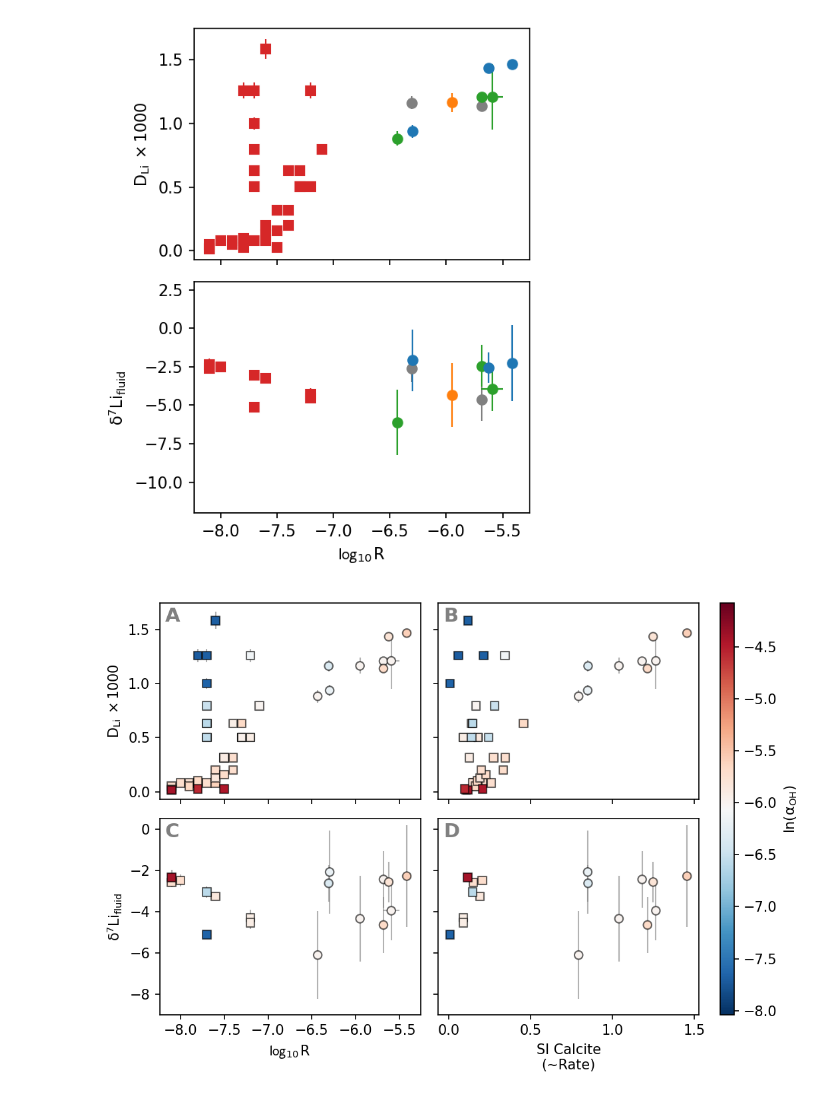
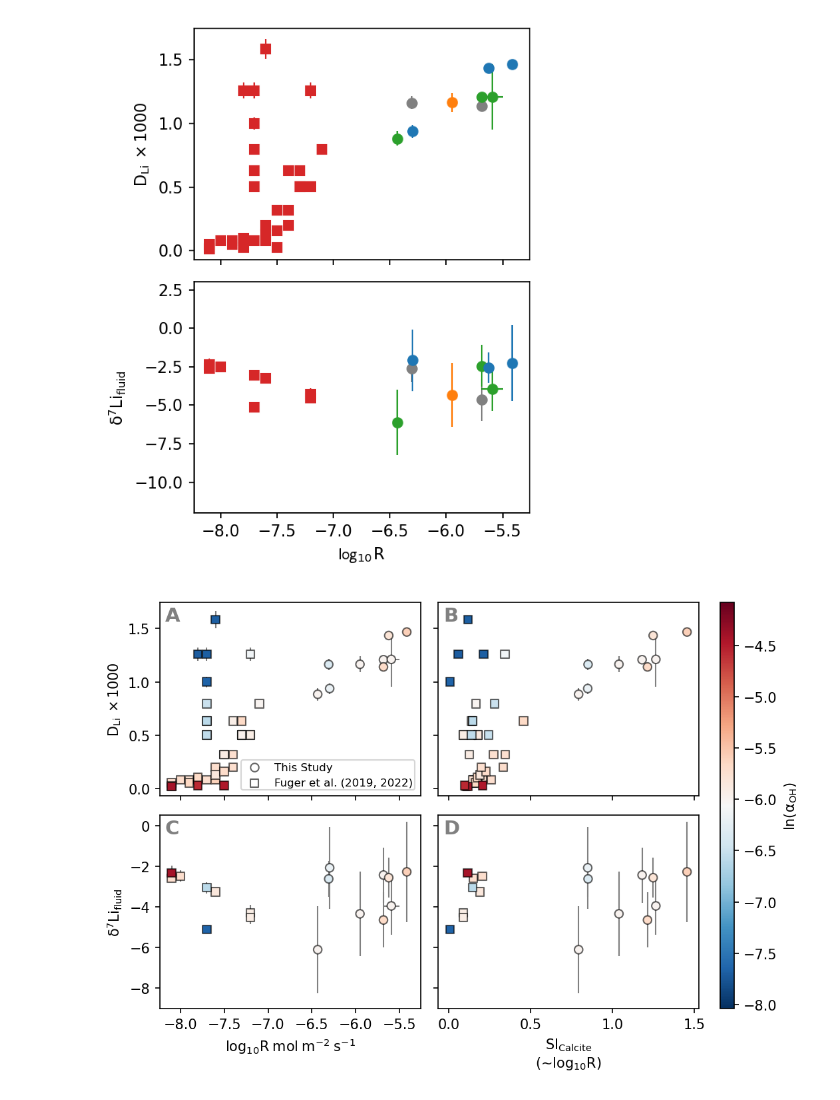
Before and after one commit to oscarbranson/supplementary, a Jupyter notebook: supplements/inorg_Li/02_Results.ipynb, the cells around one changed output. Cells and saved outputs as stored; diff of their text form; code cells hidden in the pictures.

```diff
--- a/supplements/inorg_Li/02_Results.ipynb
+++ b/supplements/inorg_Li/02_Results.ipynb
@@ -14,11 +18,6 @@ nom = nominal_values
 # %%
 df = pd.read_pickle('data/processed_LiDataFull.pkl')  # use pickle to preserve uncertainty info
 sdf = pd.read_pickle('data/processed_LiDataSummary.pkl')  # use pickle to preserve uncertainty info
-figdir = 'figs/'  # location to save figures
-
-def savefig(fig, name):
-    fig.savefig(os.path.join(figdir, name + '.png'), dpi=300, bbox_inches='tight')
-    fig.savefig(os.path.join(figdir, name + '.pdf'))
 # %% [markdown]
 ## Plot Parameters
 # %%
@@ -138,7 +137,7 @@ for i, xvar in enumerate(['temp(C)', 'pH', 'C(mol/kgw)']):
     ptext = f'{preg.pvalue:.2f}' if preg.pvalue > 0.01 else '<0.01'
     pax.text(0.98, 0.02, f'$R^2$: {preg.rvalue**2:.2f}, p: {ptext}', transform=pax.transAxes, ha='right', va='bottom')
 
-axs[1,0].set_xlabel('Temperature')
+axs[1,0].set_xlabel('Temperature ℃')
 axs[1,1].set_xlabel('$pH_T$')
 axs[1,2].set_xlabel('DIC $\mu mol~kg^{-1}$')
 axs[1,3].set_xlabel('$log_{10}R~mol~m^{-2}~s^{-1}$')
@@ -160,6 +159,11 @@ rpax.set_ylim(-12, 5)
 for ax, a in zip(axs.flat, 'ABCDEFGH'):
     ax.text(0.02, 0.98, a, weight='bold', transform=ax.transAxes, ha='left', va='top', fontsize=14, color='grey')
 
+for label in cdict:
+    axs[0,0].scatter([], [], label=label, color=cdict[label], lw=lw, edgecolor='k')
+
+axs[0,0].legend(fontsize=8, title='Experiment')
+
 # axs[1,0].set_ylim(-9, 0)
 fig.tight_layout()
 
@@ -401,7 +428,7 @@ clabel = r'$ln(\alpha_{OH})$'
 
 bax, pax = axs[:,0]
 
-pax.set_xlabel('$\log_{10}R$')
+pax.set_xlabel('$log_{10}R~mol~m^{-2}~s^{-1}$')
 
 clim = np.concatenate([fug.loc[:, cvar].values, pdf.loc[:, cvar].values])
 cargs = {
@@ -438,7 +465,7 @@ ma = pax.scatter(nom(pdf.loc[:, ('R', 'log10R_13C')]), nom(pdf.loc[:, ('Li_isoto
 
 bax, pax = axs[:,1]
 
-pax.set_xlabel('SI Calcite\n(~Rate)')
+pax.set_xlabel('$SI_{Calcite}$\n(~$log_{10}R$)')
 
 bax.errorbar(fug.loc[:, (database, 'si_Calcite')], fug.loc[:, ('solid', 'DLi')] * 1e3,
              yerr=err(fug.loc[:, ('solid', 'DLi')]) * 1e3,
@@ -450,31 +477,66 @@ pax.scatter(fug.loc[:, (database, 'si_Calcite')], fug.loc[:, ('solid', 'epsilon_
             c=fug.loc[:, cvar], marker=mdict['Fuger2019'][1], **cargs)
 
 bax.errorbar(nom(pdf.loc[:, (database, 'si_Calcite')]), nom(pdf.loc[:, ('OG', 'DLi')]) * 1e3,
              yerr=err(pdf.loc[:, ('OG', 'DLi')]) * 1e3,
              **epar, zorder=-1, color='grey')
 bax.scatter(nom(pdf.loc[:, (database, 'si_Calcite')]), nom(pdf.loc[:, ('OG', 'DLi')]) * 1e3, c=nom(pdf.loc[:, cvar]), **cargs)
 
 pax.errorbar(nom(pdf.loc[:, (database, 'si_Calcite')]), nom(pdf.loc[:, ('Li_isotopes_vs_fluid', 'epsilon_og')]),
              yerr=err(pdf.loc[:, ('Li_isotopes_vs_fluid', 'epsilon_og')]),
              **epar, zorder=-1, color='grey')
 ma = pax.scatter(nom(pdf.loc[:, (database, 'si_Calcite')]), nom(pdf.loc[:, ('Li_isotopes_vs_fluid', 'epsilon_og')]), c=nom(pdf.loc[:, cvar]), **cargs)
 
 # pax.set_xlim(-6.6, -5.3)
 pax.set_ylim(-9, 0.5)
 
+# # calc_R plot
+
+# bax, pax = axs[:,1]
+
+# pax.set_xlabel('$log_{10}R~mol~m^{-2}~s^{-1}$ \n calculated from saturation')
+
+# bax.errorbar(fug.loc[:, ('solid', 'calc_logR')], fug.loc[:, ('solid', 'DLi')] * 1e3,
+#              xerr=fug.loc[:, ('solid', 'calc_logR_2std')], yerr=fug.loc[:, ('solid', 'DLi_2std')] * 1e3,
+#              **epar, zorder=-1, color='grey')
+# bax.scatter(fug.loc[:, ('solid', 'calc_logR')], fug.loc[:, ('solid', 'DLi')] * 1e3,
+#             c=fug.loc[:, cvar], marker=mdict['Fuger2019'][1], **cargs)
+
+# pax.errorbar(fug.loc[:, ('solid', 'calc_logR')], fug.loc[:, ('solid', 'epsilon_7Li')],
+#              xerr=fug.loc[:, ('solid', 'calc_logR_2std')], yerr=fug.loc[:, ('solid', 'epsilon_7Li_2std')],
+#              **epar, zorder=-1, color='grey')
+# pax.scatter(fug.loc[:, ('solid', 'calc_logR')], fug.loc[:, ('solid', 'epsilon_7Li')],
+#             c=fug.loc[:, cvar], marker=mdict['Fuger2019'][1], **cargs)
+
+# bax.errorbar(nom(pdf.loc[:, ('R', 'log10R_13C')]), nom(pdf.loc[:, ('OG', 'DLi')]) * 1e3,
+#              xerr=err(pdf.loc[:, ('R', 'log10R_13C')]), yerr=err(pdf.loc[:, ('OG', 'DLi')]) * 1e3,
+#              **epar, zorder=-1, color='grey')
+# bax.scatter(nom(pdf.loc[:, ('R', 'log10R_13C')]), nom(pdf.loc[:, ('OG', 'DLi')]) * 1e3, c=nom(pdf.loc[:, cvar]), **cargs)
+
+# pax.errorbar(nom(pdf.loc[:, ('R', 'log10R_13C')]), nom(pdf.loc[:, ('Li_isotopes_vs_fluid', 'epsilon_og')]),
+#              xerr=err(pdf.loc[:, ('R', 'log10R_13C')]), yerr=err(pdf.loc[:, ('Li_isotopes_vs_fluid', 'epsilon_og')]),
+#              **epar, zorder=-1, color='grey')
+# ma = pax.scatter(nom(pdf.loc[:, ('R', 'log10R_13C')]), nom(pdf.loc[:, ('Li_isotopes_vs_fluid', 'epsilon_og')]), c=nom(pdf.loc[:, cvar]), **cargs)
+
+# # pax.set_xlim(-6.6, -5.3)
+# pax.set_ylim(-9, 0.5)
+
 
 axs[0,0].set_ylabel('$D_{Li}\ \\times 1000$')
 axs[1,0].set_ylabel('$\delta^7Li_{fluid}$')
 
 fig.tight_layout()
 
 fig.subplots_adjust(right=0.87)
 cax = fig.add_axes([.9, pax.get_position().y0, .02, bax.get_position().y1 - pax.get_position().y0])
 fig.colorbar(ma, cax, label=clabel)
 
 for ax, a in zip(axs.flat, 'ABCDEFGH'):
     ax.text(0.02, 0.98, a, weight='bold', transform=ax.transAxes, ha='left', va='top', fontsize=14, color='grey')
 
+axs[0,0].scatter([],[],marker='o', label='This Study', color='w', **cargs)
+axs[0,0].scatter([],[],marker='s', label='Fuger et al. (2019, 2022)', color='w', **cargs)
+axs[0,0].legend(fontsize=8, borderpad=0.2)
+
 savefig(fig, '03_Rate_SI')
 # %% [output]
-[figure, old version]
+[figure, new version]
```
Also changed, not shown: parts of 4 cells of this notebook, 7 other files.
